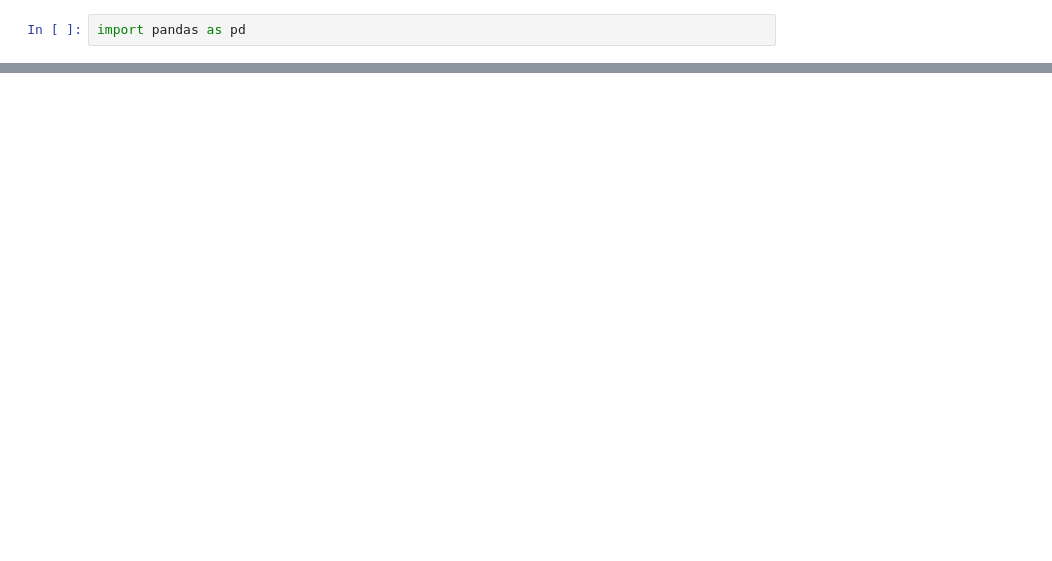
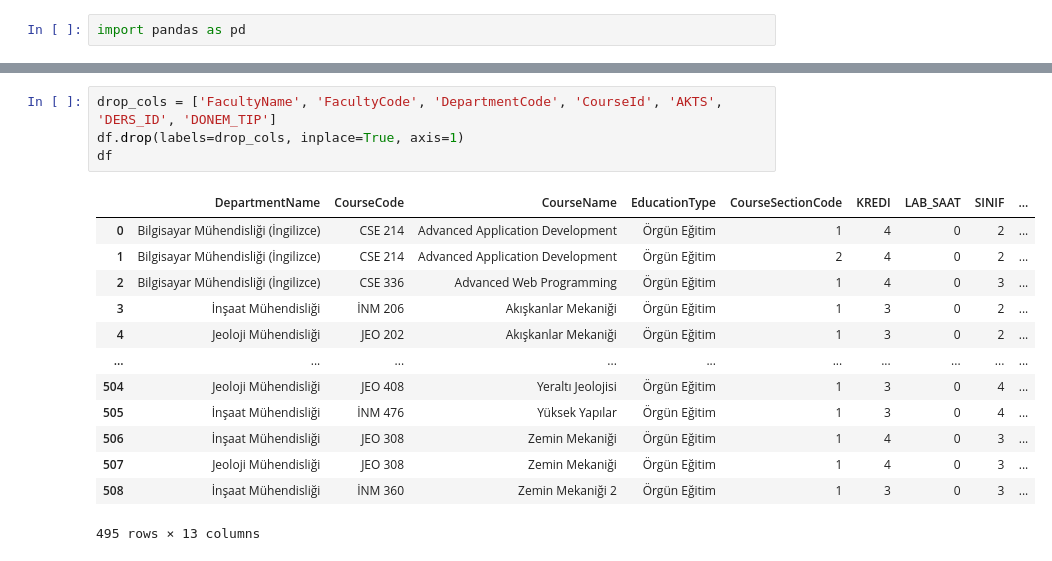
Before and after one commit to ErcxCS/Campus-Scheduling, a Jupyter notebook: data/process.ipynb, the cells around one changed output, grey strips where cells are left out. Drawn from its saved outputs; the diff is of its cells as text; blank space fills up the shorter version.

```diff
--- a/data/process.ipynb
+++ b/data/process.ipynb
@@ -49,0 +37,18 @@ Department_1: Çevre Mühendisliği vs. Department_2: Makine Mühendisliği
+# %%
+drop_cols = ['FacultyName', 'FacultyCode', 'DepartmentCode', 'CourseId', 'AKTS', 'DERS_ID', 'DONEM_TIP']
+df.drop(labels=drop_cols, inplace=True, axis=1)
+df
+# %% [output]
+|  | DepartmentName | CourseCode | CourseName | EducationType | CourseSectionCode | KREDI | LAB_SAAT | SINIF | ... |
+| 0 | Bilgisayar Mühendisliği (İngilizce) | CSE 214 | Advanced Application Development | Örgün Eğitim | 1 | 4 | 0 | 2 | ... |
+| 1 | Bilgisayar Mühendisliği (İngilizce) | CSE 214 | Advanced Application Development | Örgün Eğitim | 2 | 4 | 0 | 2 | ... |
+| 2 | Bilgisayar Mühendisliği (İngilizce) | CSE 336 | Advanced Web Programming | Örgün Eğitim | 1 | 4 | 0 | 3 | ... |
+| 3 | İnşaat Mühendisliği | İNM 206 | Akışkanlar Mekaniği | Örgün Eğitim | 1 | 3 | 0 | 2 | ... |
+| 4 | Jeoloji Mühendisliği | JEO 202 | Akışkanlar Mekaniği | Örgün Eğitim | 1 | 3 | 0 | 2 | ... |
+| ... | ... | ... | ... | ... | ... | ... | ... | ... | ... |
+| 504 | Jeoloji Mühendisliği | JEO 408 | Yeraltı Jeolojisi | Örgün Eğitim | 1 | 3 | 0 | 4 | ... |
+| 505 | İnşaat Mühendisliği | İNM 476 | Yüksek Yapılar | Örgün Eğitim | 1 | 3 | 0 | 4 | ... |
+| 506 | İnşaat Mühendisliği | JEO 308 | Zemin Mekaniği | Örgün Eğitim | 1 | 4 | 0 | 3 | ... |
+| 507 | Jeoloji Mühendisliği | JEO 308 | Zemin Mekaniği | Örgün Eğitim | 1 | 4 | 0 | 3 | ... |
+| 508 | İnşaat Mühendisliği | İNM 360 | Zemin Mekaniği 2 | Örgün Eğitim | 1 | 3 | 0 | 3 | ... |
+495 rows × 13 columns
```
Also changed, not shown: parts of 8 cells of this notebook, 9 other files.
